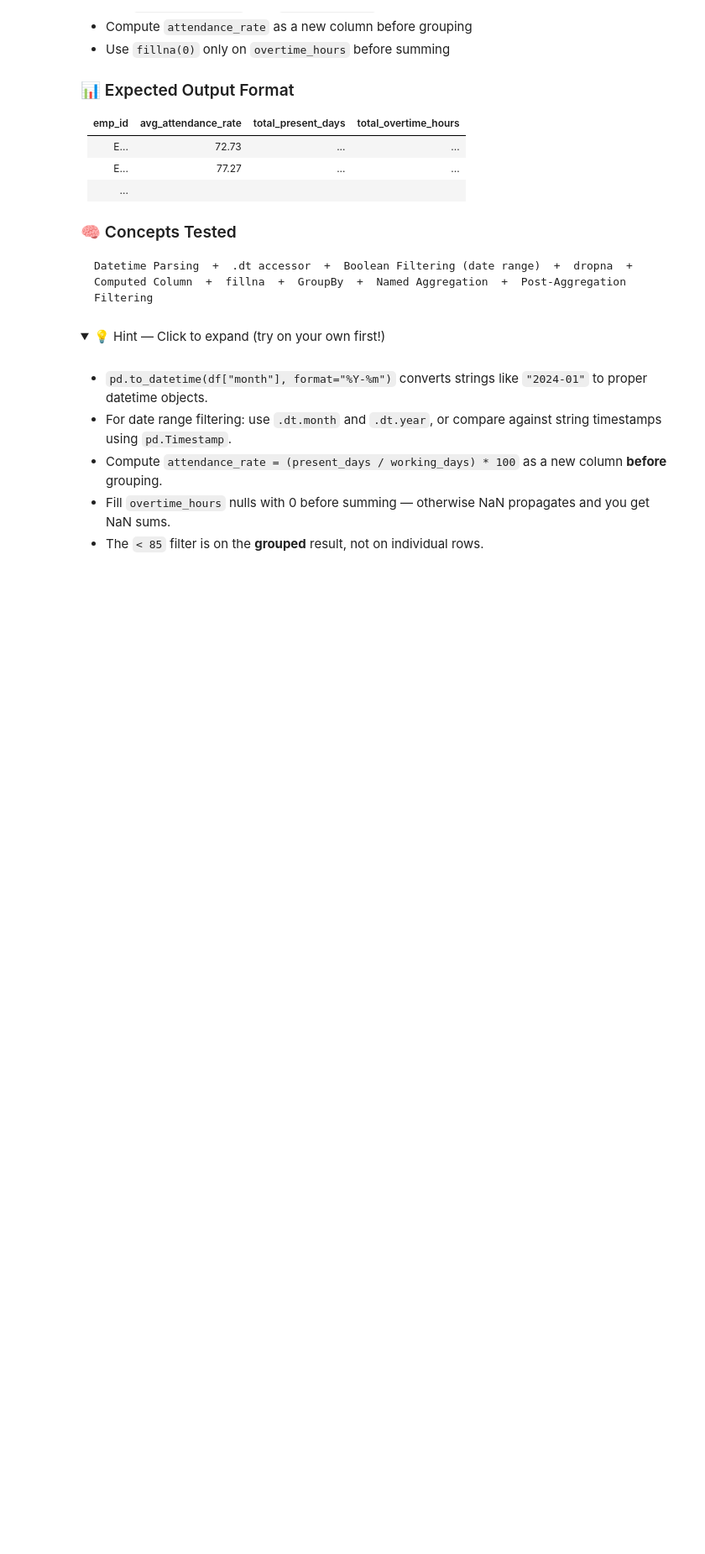
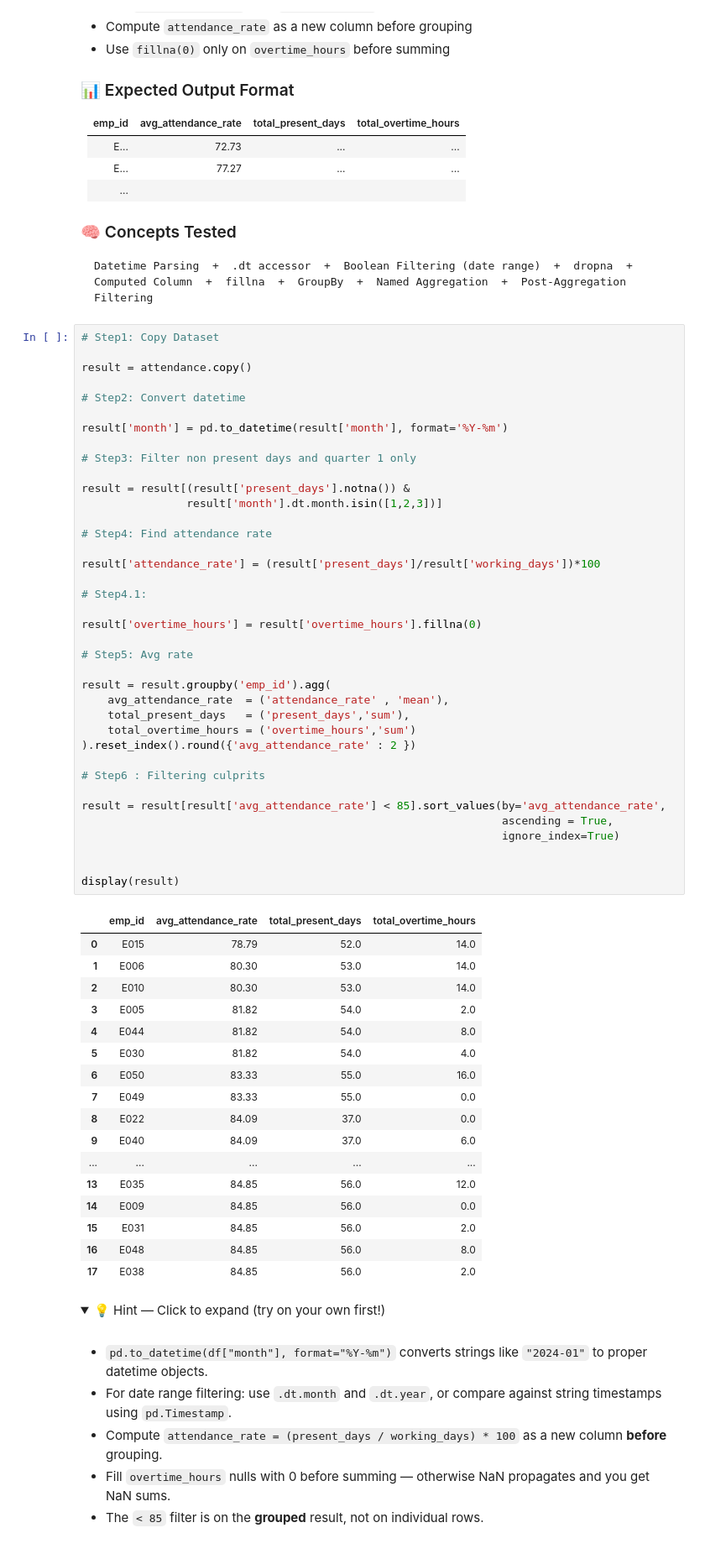
Before and after one commit to abhishekkatewaofficial-lab/Machine-Learning, a Jupyter notebook: Notes/Pandas/4. Practice/Pandas_Practice_Series_Notebook_01.ipynb, the cells around one changed output. Shown at 84% size. Cells and saved outputs as stored; diff of their text form; folded sections open; blank space fills up the shorter version.

````diff
--- a/Notes/Pandas/4. Practice/Pandas_Practice_Series_Notebook_01.ipynb
+++ b/Notes/Pandas/4. Practice/Pandas_Practice_Series_Notebook_01.ipynb
@@ -1346,6 +1406,62 @@ From the `attendance` DataFrame:
 ```
 Datetime Parsing  +  .dt accessor  +  Boolean Filtering (date range)  +  dropna  +  Computed Column  +  fillna  +  GroupBy  +  Named Aggregation  +  Post-Aggregation Filtering
 ```
+# %%
+# Step1: Copy Dataset
+
+result = attendance.copy()
+
+# Step2: Convert datetime
+
+result['month'] = pd.to_datetime(result['month'], format='%Y-%m')
+
+# Step3: Filter non present days and quarter 1 only
+
+result = result[(result['present_days'].notna()) &
+                result['month'].dt.month.isin([1,2,3])]
+
+# Step4: Find attendance rate
+
+result['attendance_rate'] = (result['present_days']/result['working_days'])*100
+
+# Step4.1:
+
+result['overtime_hours'] = result['overtime_hours'].fillna(0)
+
+# Step5: Avg rate
+
+result = result.groupby('emp_id').agg(
+    avg_attendance_rate  = ('attendance_rate' , 'mean'),
+    total_present_days   = ('present_days','sum'),
+    total_overtime_hours = ('overtime_hours','sum')
+).reset_index().round({'avg_attendance_rate' : 2 })
+
+# Step6 : Filtering culprits
+
+result = result[result['avg_attendance_rate'] < 85].sort_values(by='avg_attendance_rate',
+                                                                ascending = True,
+                                                                ignore_index=True)
+
+
+display(result)
+# %% [output]
+|  | emp_id | avg_attendance_rate | total_present_days | total_overtime_hours |
+| 0 | E015 | 78.79 | 52.0 | 14.0 |
+| 1 | E006 | 80.30 | 53.0 | 14.0 |
+| 2 | E010 | 80.30 | 53.0 | 14.0 |
+| 3 | E005 | 81.82 | 54.0 | 2.0 |
+| 4 | E044 | 81.82 | 54.0 | 8.0 |
+| 5 | E030 | 81.82 | 54.0 | 4.0 |
+| 6 | E050 | 83.33 | 55.0 | 16.0 |
+| 7 | E049 | 83.33 | 55.0 | 0.0 |
+| 8 | E022 | 84.09 | 37.0 | 0.0 |
+| 9 | E040 | 84.09 | 37.0 | 6.0 |
+| ... | ... | ... | ... | ... |
+| 13 | E035 | 84.85 | 56.0 | 12.0 |
+| 14 | E009 | 84.85 | 56.0 | 0.0 |
+| 15 | E031 | 84.85 | 56.0 | 2.0 |
+| 16 | E048 | 84.85 | 56.0 | 8.0 |
+| 17 | E038 | 84.85 | 56.0 | 2.0 |
 # %% [markdown]
 <details>
 <summary>💡 Hint — Click to expand (try on your own first!)</summary>
````
Also changed, not shown: parts of 3 cells of this notebook, 8 other files.
